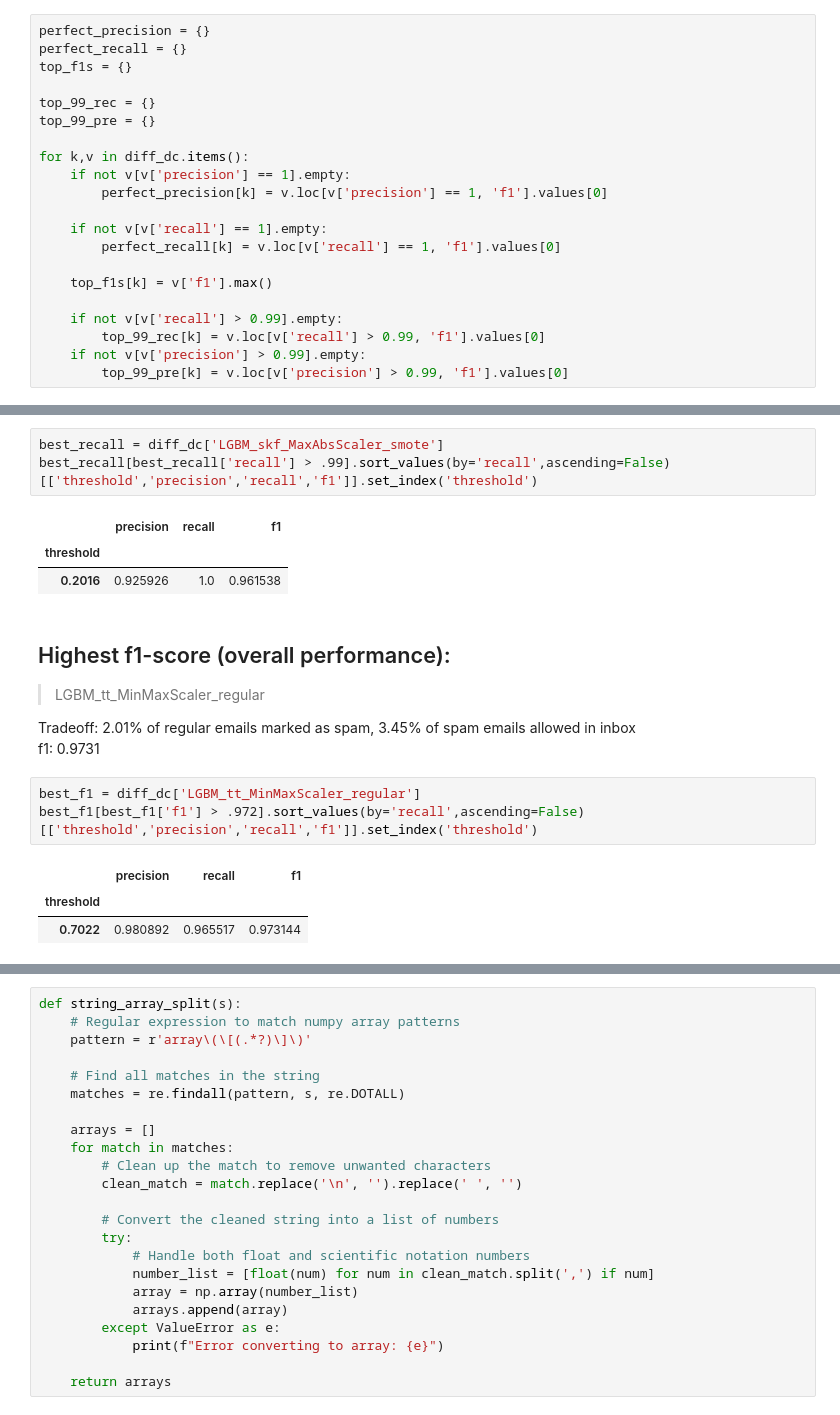
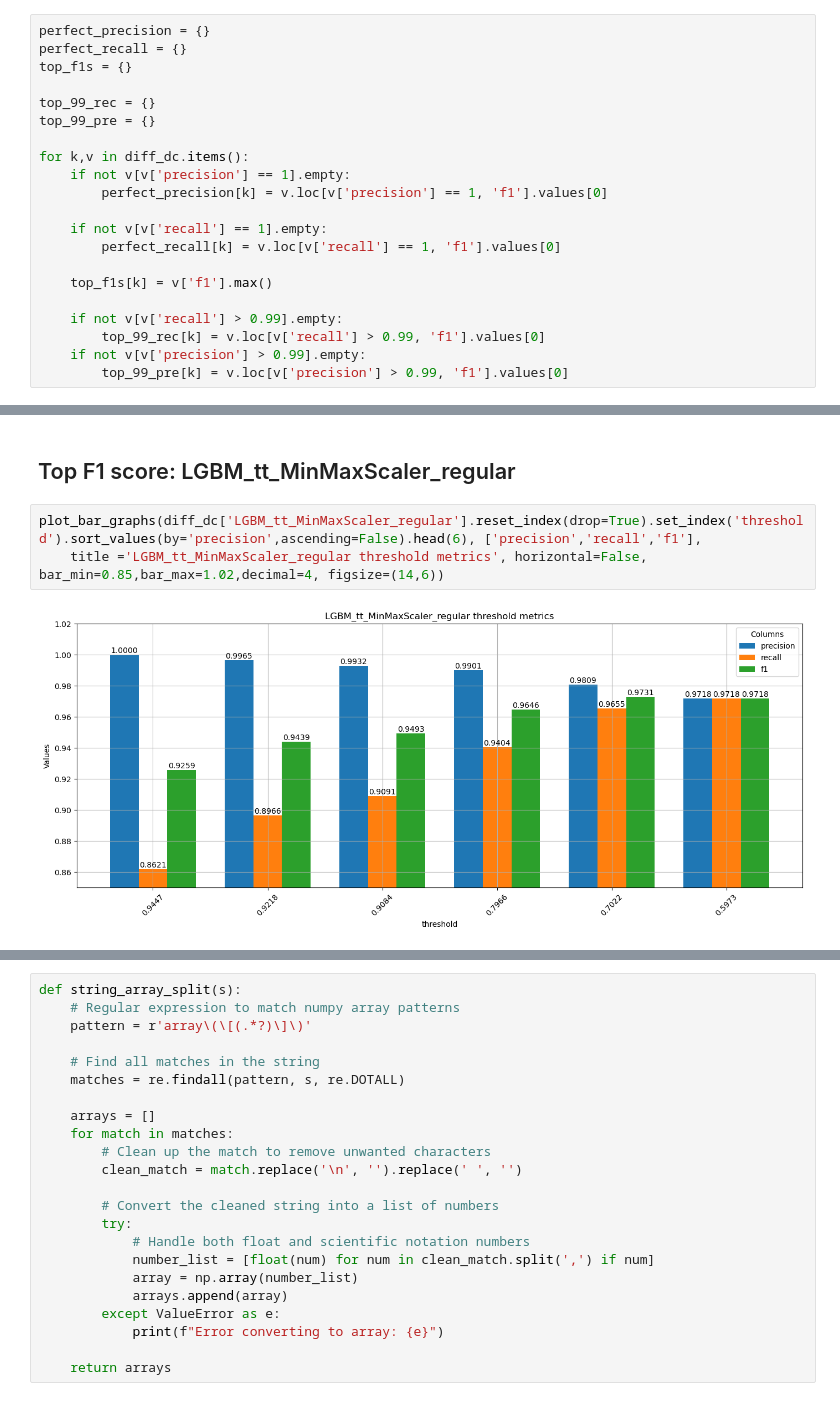
Before and after one commit to pgrts/Springboard, a Jupyter notebook: spam/Modeling.ipynb, the cells around one changed output, grey strips where cells are left out. Cells and saved outputs as stored; diff of their text form.

```diff
--- a/spam/Modeling.ipynb
+++ b/spam/Modeling.ipynb
@@ -747,20 +617,7 @@ f1: 0.9615
-# %%
-best_recall = diff_dc['LGBM_skf_MaxAbsScaler_smote']
-best_recall[best_recall['recall'] > .99].sort_values(by='recall',ascending=False)[['threshold','precision','recall','f1']].set_index('threshold')
-# %% [output]
-|  | precision | recall | f1 |
-| threshold |  |  |  |
-| 0.2016 | 0.925926 | 1.0 | 0.961538 |
-# %% [markdown]
-## Highest f1-score (overall performance):
->LGBM_tt_MinMaxScaler_regular
-
-Tradeoff: 2.01% of regular emails marked as spam, 3.45% of spam emails allowed in inbox
-f1: 0.9731
-# %%
-best_f1 = diff_dc['LGBM_tt_MinMaxScaler_regular']
-best_f1[best_f1['f1'] > .972].sort_values(by='recall',ascending=False)[['threshold','precision','recall','f1']].set_index('threshold')
-# %% [output]
-|  | precision | recall | f1 |
-| threshold |  |  |  |
-| 0.7022 | 0.980892 | 0.965517 | 0.973144 |
+# %% [markdown]
+## Top F1 score: LGBM_tt_MinMaxScaler_regular
+# %%
+plot_bar_graphs(diff_dc['LGBM_tt_MinMaxScaler_regular'].reset_index(drop=True).set_index('threshold').sort_values(by='precision',ascending=False).head(6), ['precision','recall','f1'],
+    title ='LGBM_tt_MinMaxScaler_regular threshold metrics', horizontal=False, bar_min=0.85,bar_max=1.02,decimal=4, figsize=(14,6))
+# %% [output]
+[figure, added]
```
Also changed, not shown: parts of 39 cells of this notebook.
